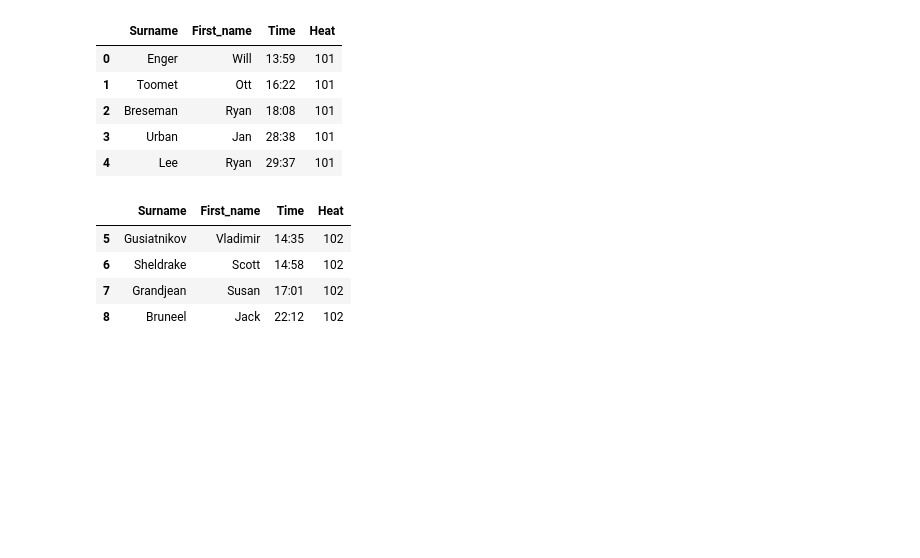
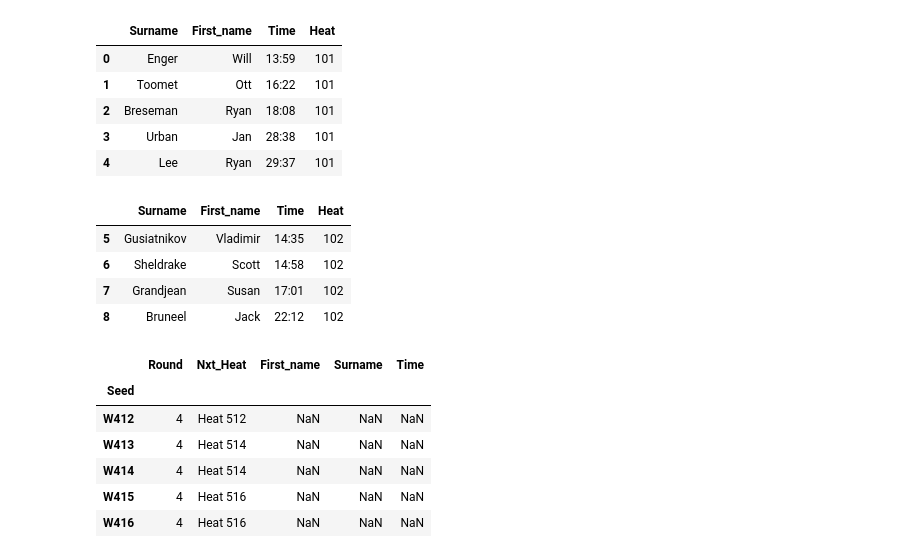
Before and after one commit to gcnuss/SART_Automation, a Jupyter notebook: SART Workbook.ipynb, the cells around one changed output. Cells and saved outputs as stored; diff of their text form; code cells hidden in the pictures; blank space fills up the shorter version.

```diff
--- a/SART Workbook.ipynb
+++ b/SART Workbook.ipynb
@@ -226,0 +287,10 @@ bracket_df[bracket_df['Round'] == 1].to_excel('test_data/bracket_postR1_excelfor
+# %%
+bracket_df.tail()
+# %% [output]
+|  | Round | Nxt_Heat | First_name | Surname | Time |
+| Seed |  |  |  |  |  |
+| W412 | 4 | Heat 512 | NaN | NaN | NaN |
+| W413 | 4 | Heat 514 | NaN | NaN | NaN |
+| W414 | 4 | Heat 514 | NaN | NaN | NaN |
+| W415 | 4 | Heat 516 | NaN | NaN | NaN |
+| W416 | 4 | Heat 516 | NaN | NaN | NaN |
```
Also changed, not shown: parts of 23 cells of this notebook, 7 other files.
